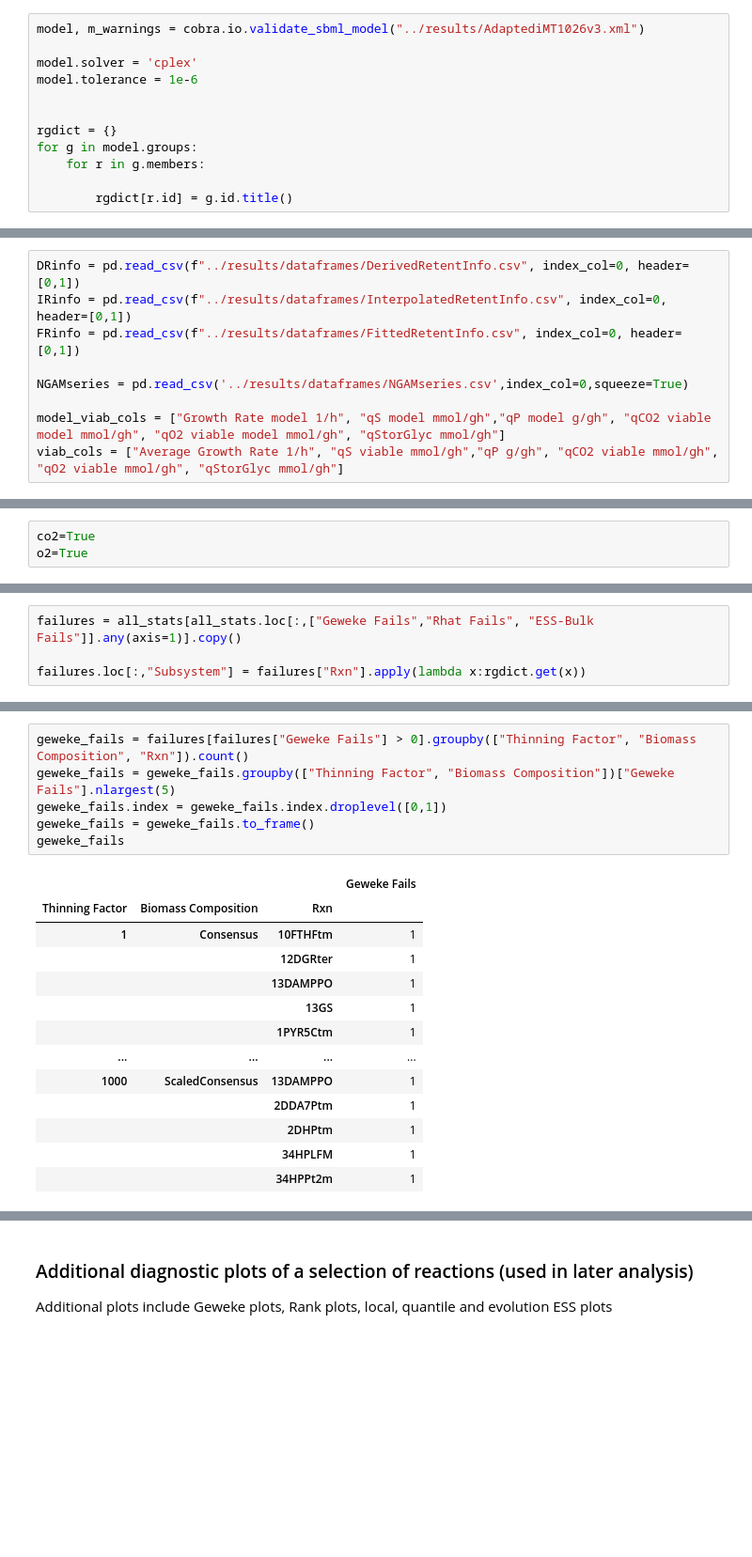
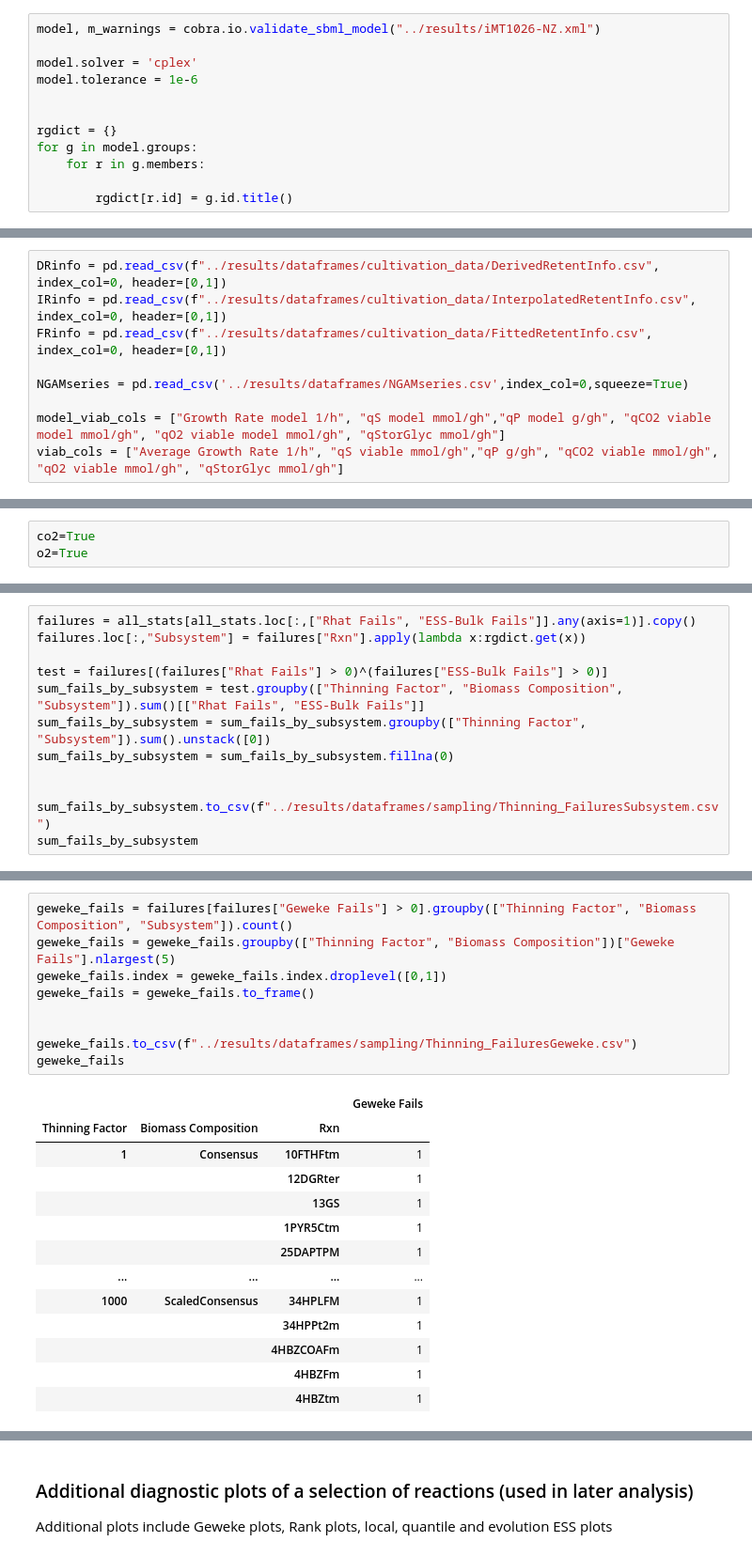
Before and after one commit to bcoltman/Kphaffii_NearZero, a Jupyter notebook: scripts/ThinningAnalysis.ipynb, the cells around one changed output, grey strips where cells are left out. Shown at 94% size. Saved outputs shown, nothing was run; the diff lists cells and outputs as text; blank space fills up the shorter version.

```diff
--- a/scripts/ThinningAnalysis.ipynb
+++ b/scripts/ThinningAnalysis.ipynb
@@ -13,7 +14,7 @@ os.makedirs("../results/sampling/thinning_test", exist_ok=True)
 cobra_config = cobra.Configuration()
 cobra_config.solver = "cplex"
 # %%
-model, m_warnings = cobra.io.validate_sbml_model("../results/AdaptediMT1026v3.xml")
+model, m_warnings = cobra.io.validate_sbml_model("../results/iMT1026-NZ.xml")
 
 model.solver = 'cplex'
 model.tolerance = 1e-6
@@ -29,9 +30,9 @@ SBML errors in validation, check error log for details.
 COBRA errors in validation, check error log for details.
 COBRA warnings in validation, check error log for details.
 # %%
-DRinfo = pd.read_csv(f"../results/dataframes/DerivedRetentInfo.csv", index_col=0, header=[0,1])
-IRinfo = pd.read_csv(f"../results/dataframes/InterpolatedRetentInfo.csv", index_col=0, header=[0,1])
-FRinfo = pd.read_csv(f"../results/dataframes/FittedRetentInfo.csv", index_col=0, header=[0,1])
+DRinfo = pd.read_csv(f"../results/dataframes/cultivation_data/DerivedRetentInfo.csv", index_col=0, header=[0,1])
+IRinfo = pd.read_csv(f"../results/dataframes/cultivation_data/InterpolatedRetentInfo.csv", index_col=0, header=[0,1])
+FRinfo = pd.read_csv(f"../results/dataframes/cultivation_data/FittedRetentInfo.csv", index_col=0, header=[0,1])
 
 NGAMseries = pd.read_csv('../results/dataframes/NGAMseries.csv',index_col=0,squeeze=True)
 
@@ -248,4 +252,12 @@ failures[failures["Rxn"].isin(roi)]
 # %%
-failures = all_stats[all_stats.loc[:,["Geweke Fails","Rhat Fails", "ESS-Bulk Fails"]].any(axis=1)].copy()
+failures = all_stats[all_stats.loc[:,["Rhat Fails", "ESS-Bulk Fails"]].any(axis=1)].copy()
+failures.loc[:,"Subsystem"] = failures["Rxn"].apply(lambda x:rgdict.get(x))
 
-failures.loc[:,"Subsystem"] = failures["Rxn"].apply(lambda x:rgdict.get(x))
+test = failures[(failures["Rhat Fails"] > 0)^(failures["ESS-Bulk Fails"] > 0)]
+sum_fails_by_subsystem = test.groupby(["Thinning Factor", "Biomass Composition", "Subsystem"]).sum()[["Rhat Fails", "ESS-Bulk Fails"]]
+sum_fails_by_subsystem = sum_fails_by_subsystem.groupby(["Thinning Factor", "Subsystem"]).sum().unstack([0])
+sum_fails_by_subsystem = sum_fails_by_subsystem.fillna(0)
+
+
+sum_fails_by_subsystem.to_csv(f"../results/dataframes/sampling/Thinning_FailuresSubsystem.csv")
+sum_fails_by_subsystem
@@ -324,20 +336,23 @@ Thinning Factor Biomass Composition Subsystem
 # %%
-geweke_fails = failures[failures["Geweke Fails"] > 0].groupby(["Thinning Factor", "Biomass Composition", "Rxn"]).count()
+geweke_fails = failures[failures["Geweke Fails"] > 0].groupby(["Thinning Factor", "Biomass Composition", "Subsystem"]).count()
 geweke_fails = geweke_fails.groupby(["Thinning Factor", "Biomass Composition"])["Geweke Fails"].nlargest(5)
 geweke_fails.index = geweke_fails.index.droplevel([0,1])
 geweke_fails = geweke_fails.to_frame()
+
+
+geweke_fails.to_csv(f"../results/dataframes/sampling/Thinning_FailuresGeweke.csv")
 geweke_fails
 # %% [output]
 |  |  |  | Geweke Fails |
 | Thinning Factor | Biomass Composition | Rxn |  |
 | 1 | Consensus | 10FTHFtm | 1 |
 |  |  | 12DGRter | 1 |
-|  |  | 13DAMPPO | 1 |
 |  |  | 13GS | 1 |
 |  |  | 1PYR5Ctm | 1 |
+|  |  | 25DAPTPM | 1 |
 | ... | ... | ... | ... |
-| 1000 | ScaledConsensus | 13DAMPPO | 1 |
-|  |  | 2DDA7Ptm | 1 |
-|  |  | 2DHPtm | 1 |
-|  |  | 34HPLFM | 1 |
+| 1000 | ScaledConsensus | 34HPLFM | 1 |
 |  |  | 34HPPt2m | 1 |
+|  |  | 4HBZCOAFm | 1 |
+|  |  | 4HBZFm | 1 |
+|  |  | 4HBZtm | 1 |
```
Also changed, not shown: parts of 12 cells of this notebook, 10 other files.
